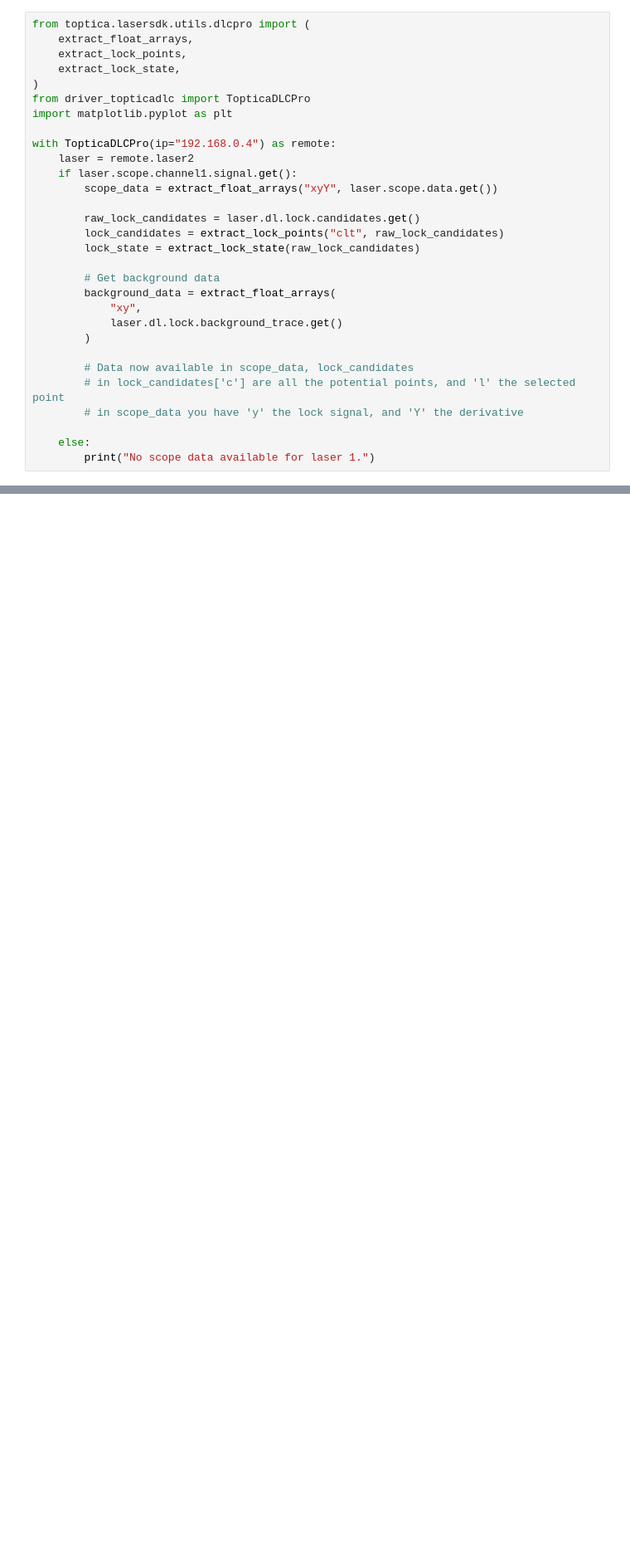
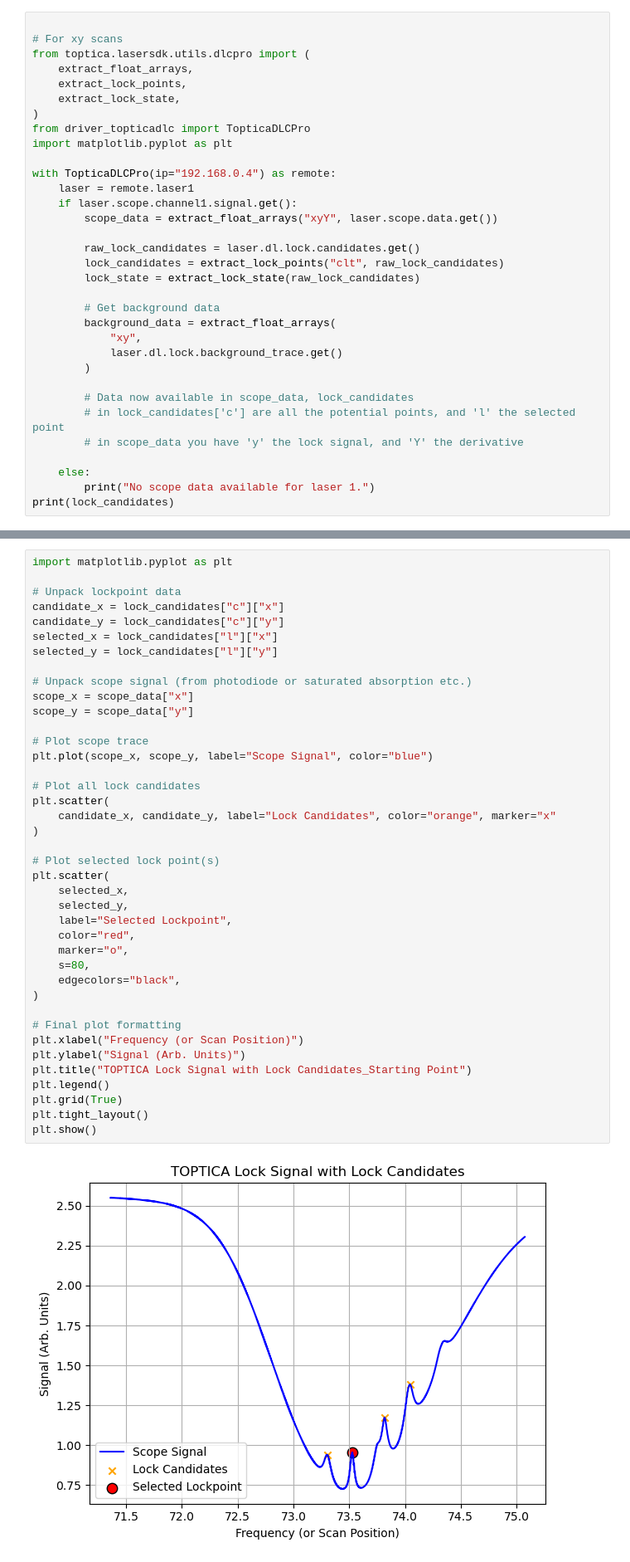
Before and after one commit to harrykendell/ARTIQ, a Jupyter notebook: controllers/test_topticadlc.ipynb, the cells around one changed output, grey strips where cells are left out. Shown: that part at 83% size. Saved outputs shown, nothing was run; the diff lists cells and outputs as text; blank space fills up the shorter version.

Commit message:
toptica data testing

```diff
--- a/controllers/test_topticadlc.ipynb
+++ b/controllers/test_topticadlc.ipynb
@@ -13,4 +32,6 @@ TopticaDLCPro
 # %%
+
+# For xy scans
 from toptica.lasersdk.utils.dlcpro import (
     extract_float_arrays,
     extract_lock_points,
@@ -20,7 +41,7 @@ from driver_topticadlc import TopticaDLCPro
 import matplotlib.pyplot as plt
 
 with TopticaDLCPro(ip="192.168.0.4") as remote:
-    laser = remote.laser2
+    laser = remote.laser1
     if laser.scope.channel1.signal.get():
         scope_data = extract_float_arrays("xyY", laser.scope.data.get())
 
@@ -40,4 +61,5 @@ with TopticaDLCPro(ip="192.168.0.4") as remote:
 
     else:
         print("No scope data available for laser 1.")
+print(lock_candidates)
 # %% [output]
@@ -44,0 +102,42 @@ array('f', [122.73783874511719, 122.73867797851562, 122.73951721191406, 122.7403
+# %%
+import matplotlib.pyplot as plt
+
+# Unpack lockpoint data
+candidate_x = lock_candidates["c"]["x"]
+candidate_y = lock_candidates["c"]["y"]
+selected_x = lock_candidates["l"]["x"]
+selected_y = lock_candidates["l"]["y"]
+
+# Unpack scope signal (from photodiode or saturated absorption etc.)
+scope_x = scope_data["x"]
+scope_y = scope_data["y"]
+
+# Plot scope trace
+plt.plot(scope_x, scope_y, label="Scope Signal", color="blue")
+
+# Plot all lock candidates
+plt.scatter(
+    candidate_x, candidate_y, label="Lock Candidates", color="orange", marker="x"
+)
+
+# Plot selected lock point(s)
+plt.scatter(
+    selected_x,
+    selected_y,
+    label="Selected Lockpoint",
+    color="red",
+    marker="o",
+    s=80,
+    edgecolors="black",
+)
+
+# Final plot formatting
+plt.xlabel("Frequency (or Scan Position)")
+plt.ylabel("Signal (Arb. Units)")
+plt.title("TOPTICA Lock Signal with Lock Candidates_Starting Point")
+plt.legend()
+plt.grid(True)
+plt.tight_layout()
+plt.show()
+# %% [output]
+[figure, added]
```
Also changed, not shown: parts of 7 cells of this notebook.
